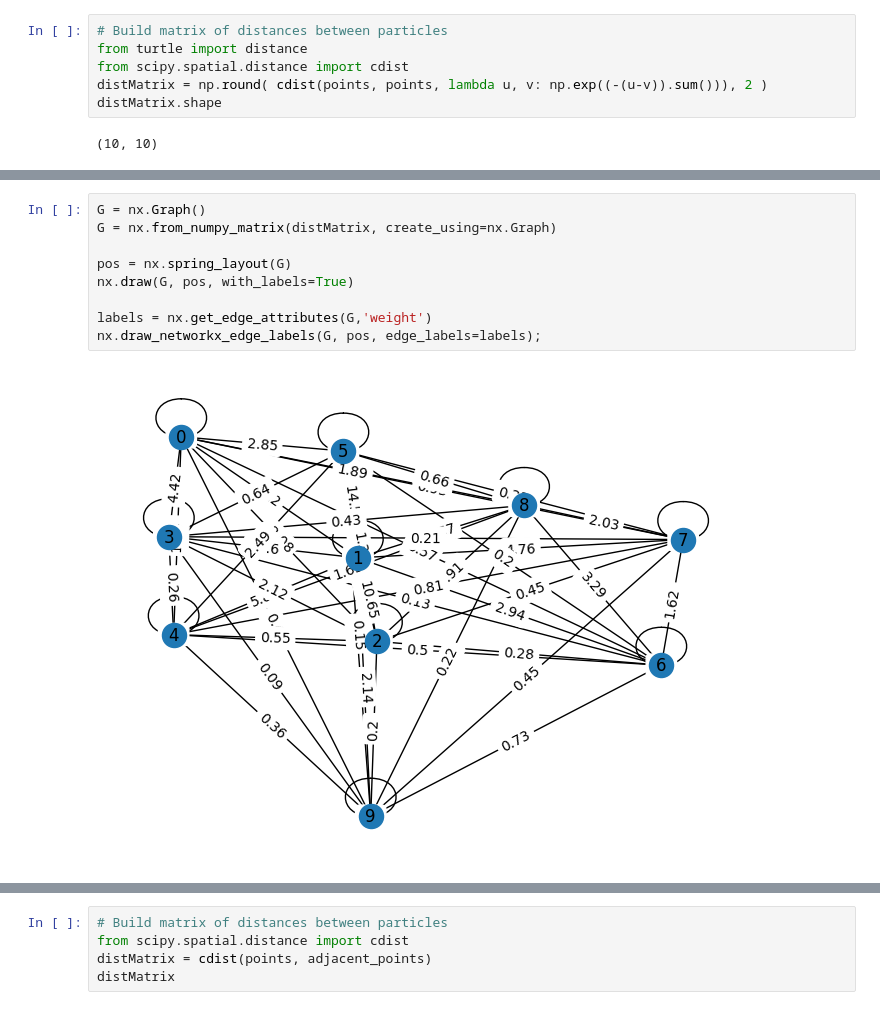
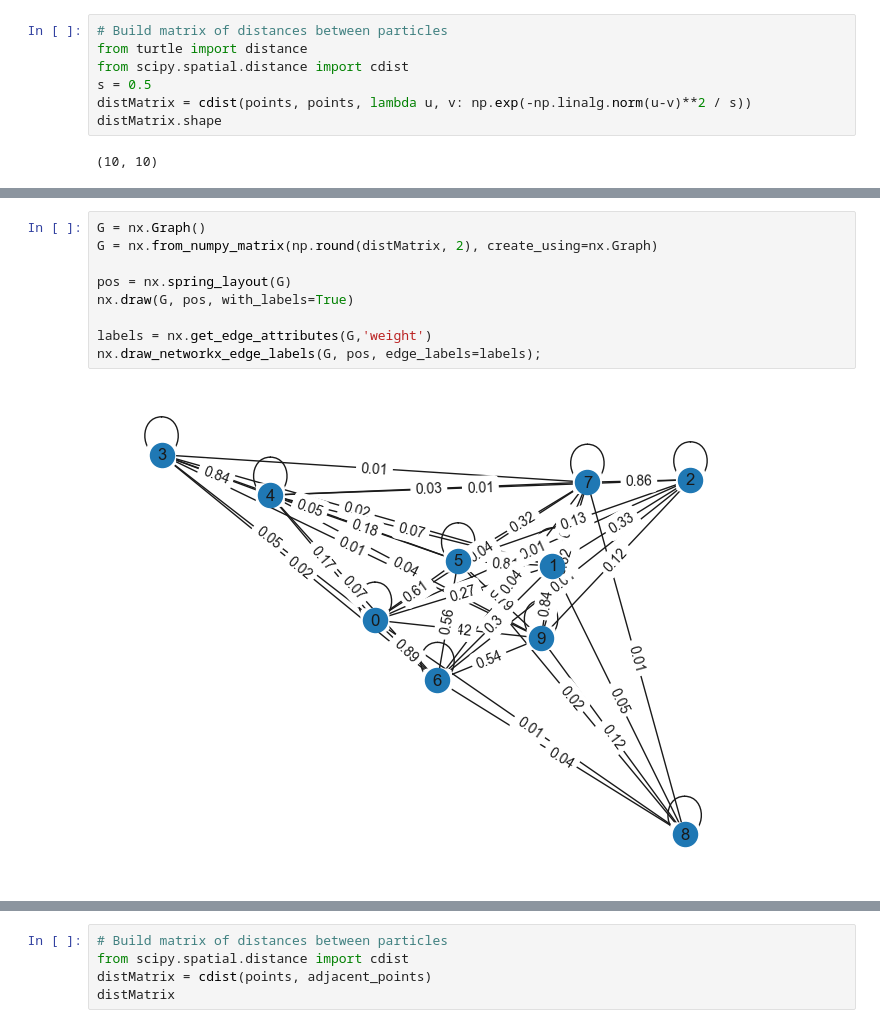
Before and after one commit to alaignelet/optimal_control, a Jupyter notebook: data_augmentation.ipynb, the cells around one changed output, grey strips where cells are left out. Saved outputs shown, nothing was run; the diff lists cells and outputs as text.

```diff
--- a/data_augmentation.ipynb
+++ b/data_augmentation.ipynb
@@ -35,7 +35,8 @@ import networkx as nx
 # Build matrix of distances between particles
 from turtle import distance
 from scipy.spatial.distance import cdist
-distMatrix = np.round( cdist(points, points, lambda u, v: np.exp((-(u-v)).sum())), 2 )
+s = 0.5
+distMatrix = cdist(points, points, lambda u, v: np.exp(-np.linalg.norm(u-v)**2 / s))
 distMatrix.shape
 # %% [output]
 (10, 10)
@@ -42,11 +48,11 @@ distMatrix.shape
 # %%
 G = nx.Graph()
-G = nx.from_numpy_matrix(distMatrix, create_using=nx.Graph)
+G = nx.from_numpy_matrix(np.round(distMatrix, 2), create_using=nx.Graph)
 
 pos = nx.spring_layout(G)
 nx.draw(G, pos, with_labels=True)
 
 labels = nx.get_edge_attributes(G,'weight')
 nx.draw_networkx_edge_labels(G, pos, edge_labels=labels);
 # %% [output]
-[figure, old version]
+[figure, new version]
```
Also changed, not shown: parts of 16 cells of this notebook, 1 other file.
